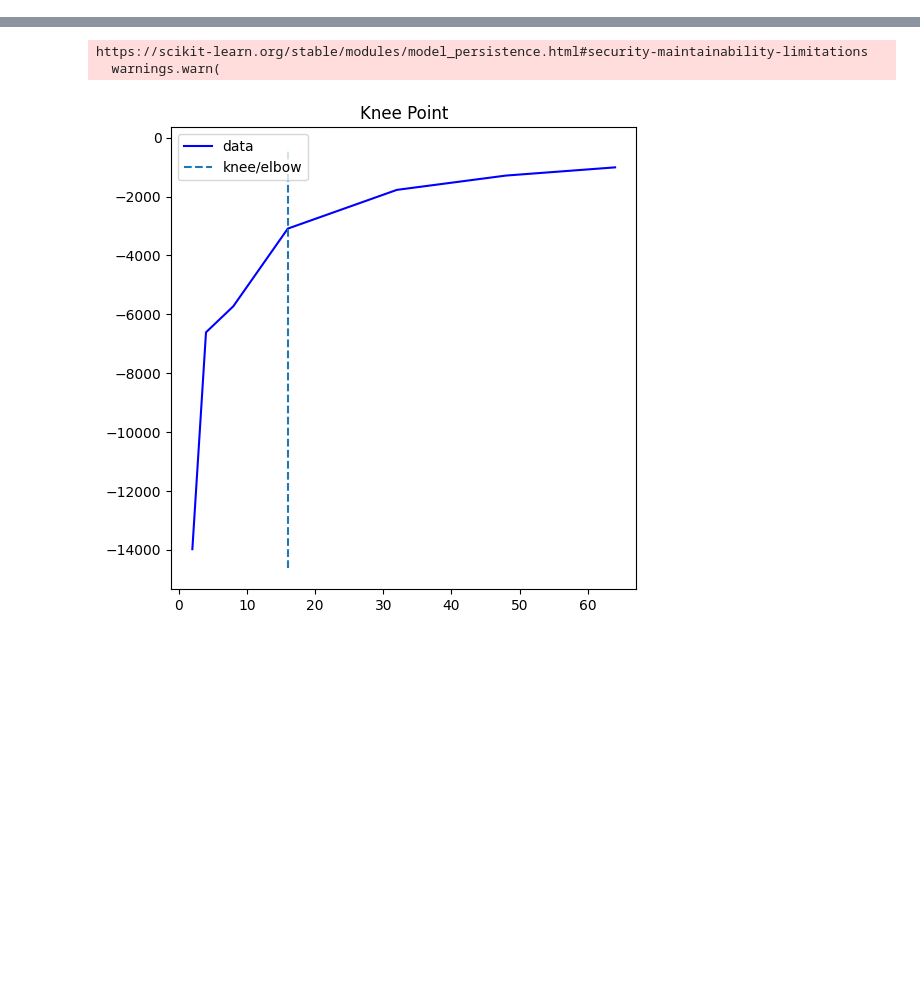
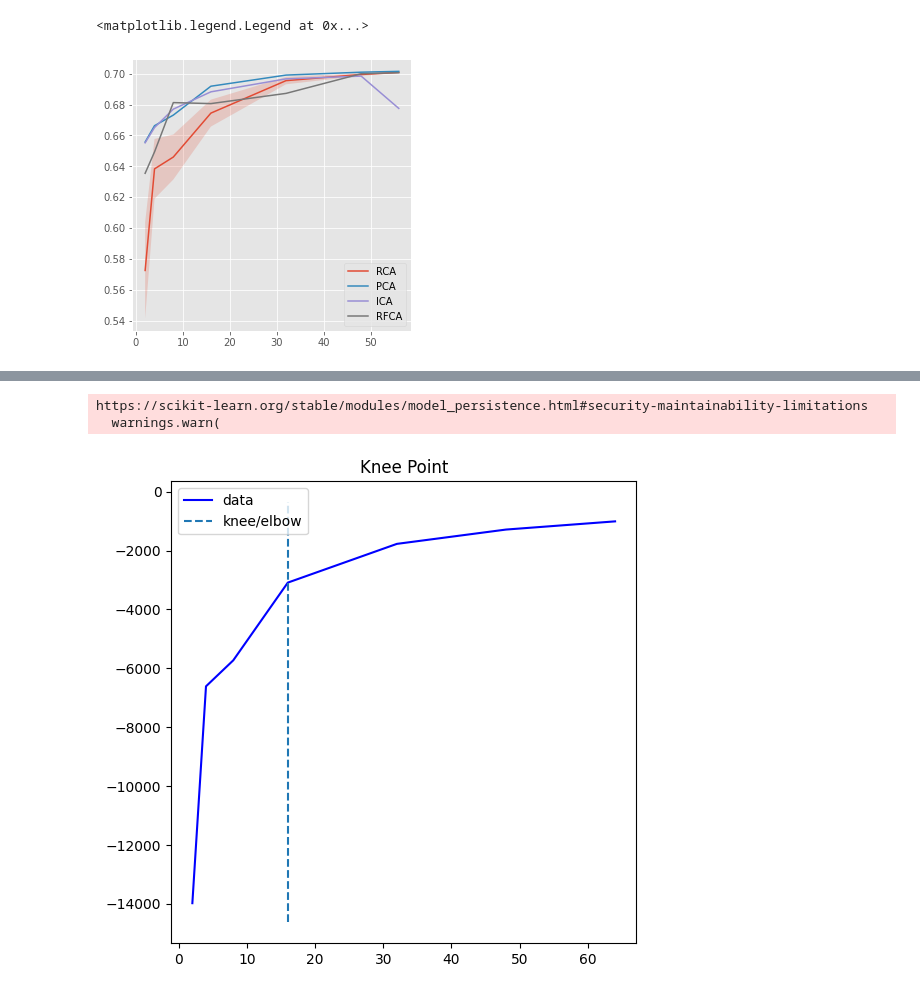
Before and after one commit to vinitjogani/clustering-comparison, a Jupyter notebook: explore.ipynb, the cells around one changed output, grey strips where cells are left out. Drawn from its saved outputs; the diff is of its cells as text; code cells hidden in the pictures; blank space fills up the shorter version.

Commit message:
Add other scores

```diff
--- a/explore.ipynb
+++ b/explore.ipynb
@@ -14,6 +14,36 @@ from datasets import *
 # %%
 X, y = load_credit_score()
 # %%
-def load_scores(key):
+def load_scores(key, var):
     data = pickle.load(open(f"readings/{key}.pkl", "rb"))
-    return tuple(zip(*[(n, x[1]) for n, x in data.items()]))
+    out = tuple(zip(*data))
+    return out[0], np.array(out[1:])
+# %%
+plt.style.use('ggplot')
+
+plt.figure(figsize=(5,5))
+
+dataset = 'term_deposits'
+var = 2
+
+x, y = load_scores('rca_' + dataset, var)
+plt.plot(x, y[var], label='RCA')
+plt.fill_between(
+    x,
+    y[var] - y[var+1],
+    y[var] + y[var+1],
+    alpha=0.2,
+)
+
+x, y = load_scores('pca_' + dataset, var)
+plt.plot(x, y[var], label='PCA')
+
+x, y = load_scores('ica_' + dataset, var)
+plt.plot(x, y[var], label='ICA')
+
+x, y = load_scores('rfca_' + dataset, var)
+plt.plot(x, y[var], label='RFCA')
+plt.legend()
+# %% [output]
+<matplotlib.legend.Legend at 0x...>
+[figure, added]
```
Also changed, not shown: parts of 3 cells of this notebook, 5 other files.
